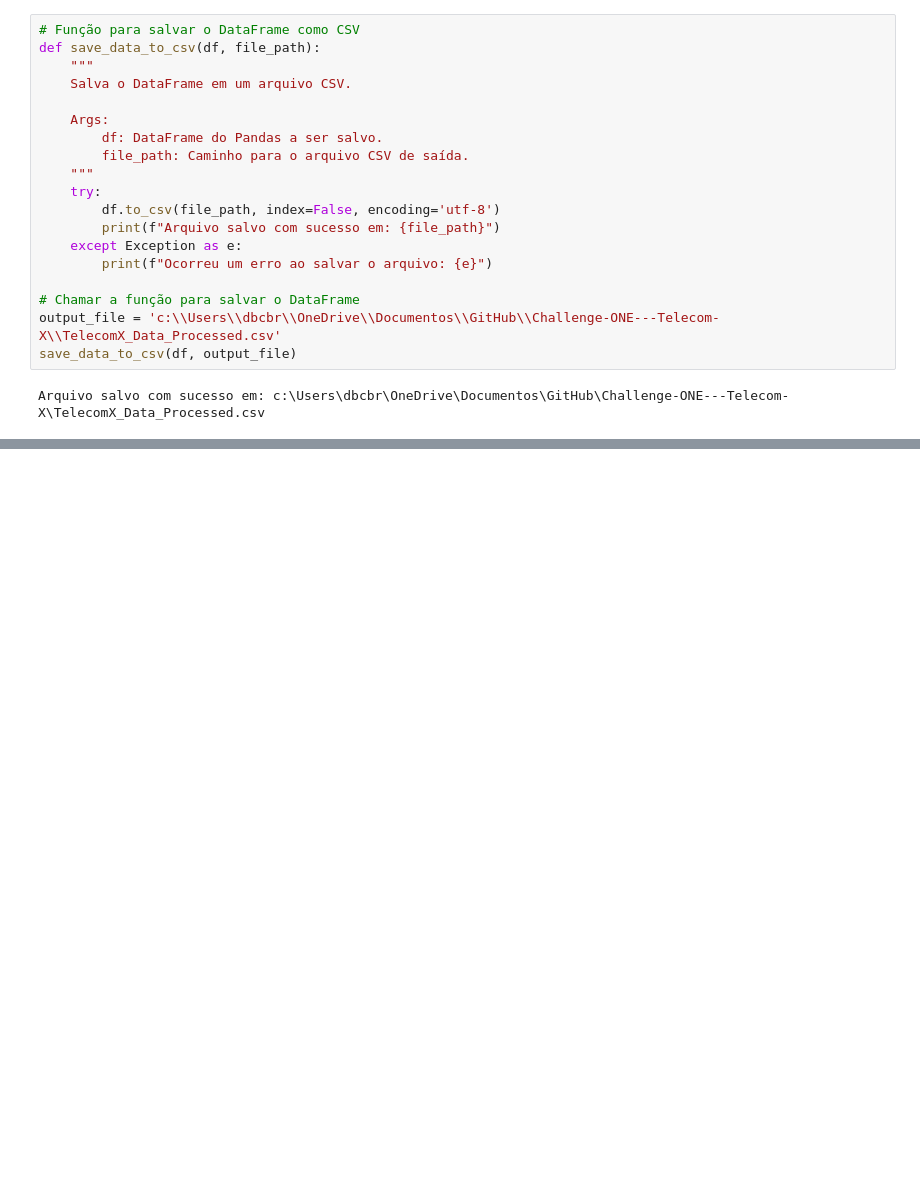
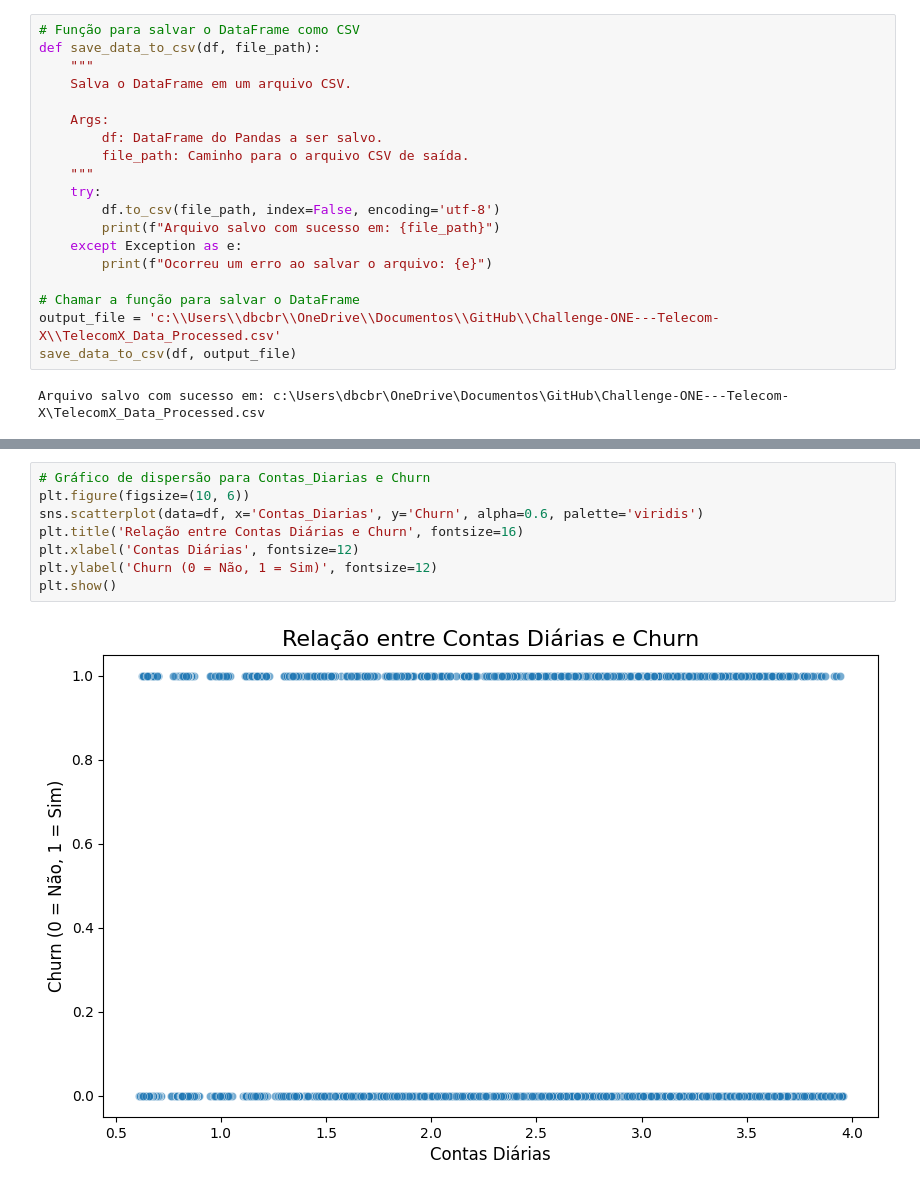
Before and after one commit to DBCBR/Challenge-ONE---Telecom-X, a Jupyter notebook: TelecomX_BR.ipynb, the cells around one changed output, grey strips where cells are left out. Saved outputs shown, nothing was run; the diff lists cells and outputs as text; blank space fills up the shorter version.

```diff
--- a/TelecomX_BR.ipynb
+++ b/TelecomX_BR.ipynb
@@ -408,0 +439,10 @@ Arquivo salvo com sucesso em: c:\Users\dbcbr\OneDrive\Documentos\GitHub\Challeng
+# %%
+# Gráfico de dispersão para Contas_Diarias e Churn
+plt.figure(figsize=(10, 6))
+sns.scatterplot(data=df, x='Contas_Diarias', y='Churn', alpha=0.6, palette='viridis')
+plt.title('Relação entre Contas Diárias e Churn', fontsize=16)
+plt.xlabel('Contas Diárias', fontsize=12)
+plt.ylabel('Churn (0 = Não, 1 = Sim)', fontsize=12)
+plt.show()
+# %% [output]
+[figure, added]
```
Also changed, not shown: parts of 7 cells of this notebook, 2 other files.
